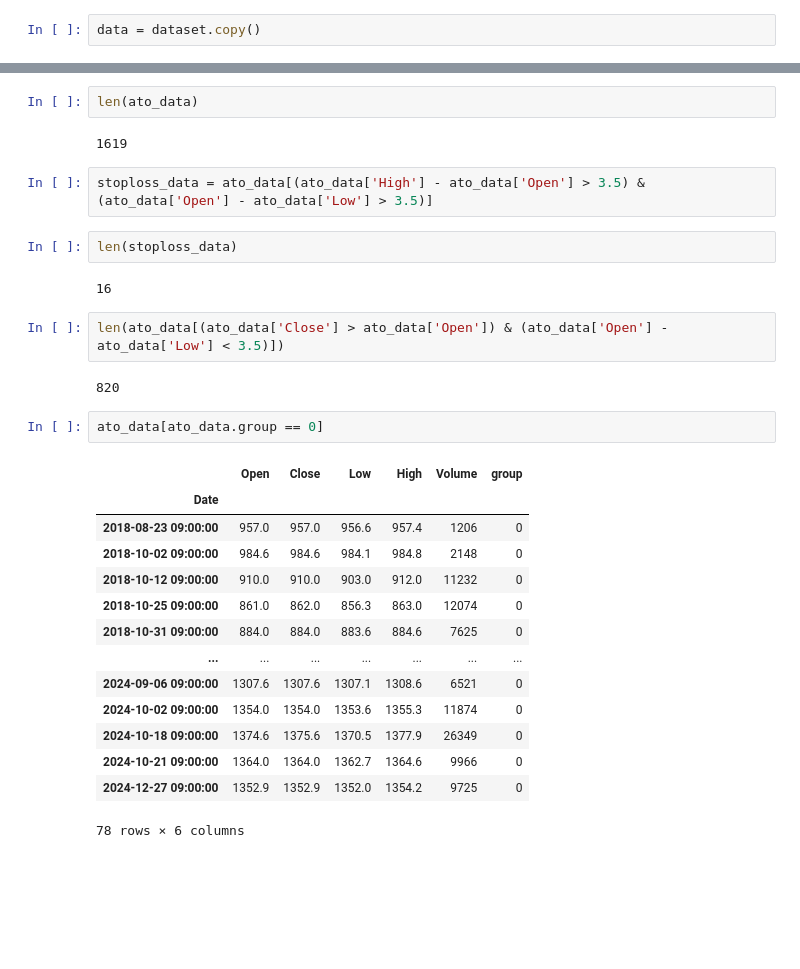
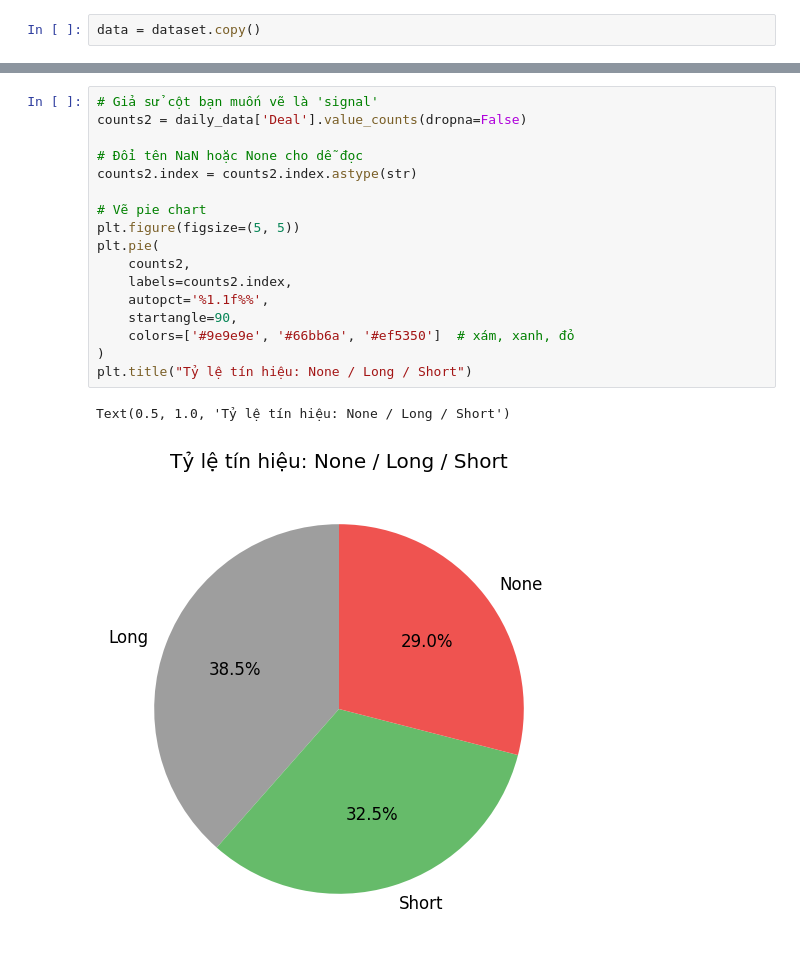
Before and after one commit to zuongthaotn/phantich-chungkhoan, a Jupyter notebook: VN30F1M/ATO_analytics.ipynb, the cells around one changed output, grey strips where cells are left out. Cells and saved outputs as stored; diff of their text form; blank space fills up the shorter version.

```diff
--- a/VN30F1M/ATO_analytics.ipynb
+++ b/VN30F1M/ATO_analytics.ipynb
@@ -99,31 +104,20 @@ group_data.plot.bar()
-# %%
-len(ato_data)
-# %% [output]
-1619
-# %%
-stoploss_data = ato_data[(ato_data['High'] - ato_data['Open'] > 3.5) & (ato_data['Open'] - ato_data['Low'] > 3.5)]
-# %%
-len(stoploss_data)
-# %% [output]
-16
-# %%
-len(ato_data[(ato_data['Close'] > ato_data['Open']) & (ato_data['Open'] - ato_data['Low'] < 3.5)])
-# %% [output]
-820
-# %%
-ato_data[ato_data.group == 0]
-# %% [output]
-|  | Open | Close | Low | High | Volume | group |
-| Date |  |  |  |  |  |  |
-| 2018-08-23 09:00:00 | 957.0 | 957.0 | 956.6 | 957.4 | 1206 | 0 |
-| 2018-10-02 09:00:00 | 984.6 | 984.6 | 984.1 | 984.8 | 2148 | 0 |
-| 2018-10-12 09:00:00 | 910.0 | 910.0 | 903.0 | 912.0 | 11232 | 0 |
-| 2018-10-25 09:00:00 | 861.0 | 862.0 | 856.3 | 863.0 | 12074 | 0 |
-| 2018-10-31 09:00:00 | 884.0 | 884.0 | 883.6 | 884.6 | 7625 | 0 |
-| ... | ... | ... | ... | ... | ... | ... |
-| 2024-09-06 09:00:00 | 1307.6 | 1307.6 | 1307.1 | 1308.6 | 6521 | 0 |
-| 2024-10-02 09:00:00 | 1354.0 | 1354.0 | 1353.6 | 1355.3 | 11874 | 0 |
-| 2024-10-18 09:00:00 | 1374.6 | 1375.6 | 1370.5 | 1377.9 | 26349 | 0 |
-| 2024-10-21 09:00:00 | 1364.0 | 1364.0 | 1362.7 | 1364.6 | 9966 | 0 |
-| 2024-12-27 09:00:00 | 1352.9 | 1352.9 | 1352.0 | 1354.2 | 9725 | 0 |
-78 rows × 6 columns
+# %%
+# Giả sử cột bạn muốn vẽ là 'signal'
+counts2 = daily_data['Deal'].value_counts(dropna=False)
+
+# Đổi tên NaN hoặc None cho dễ đọc
+counts2.index = counts2.index.astype(str)
+
+# Vẽ pie chart
+plt.figure(figsize=(5, 5))
+plt.pie(
+    counts2,
+    labels=counts2.index,
+    autopct='%1.1f%%',
+    startangle=90,
+    colors=['#9e9e9e', '#66bb6a', '#ef5350']  # xám, xanh, đỏ
+)
+plt.title("Tỷ lệ tín hiệu: None / Long / Short")
+# %% [output]
+Text(0.5, 1.0, 'Tỷ lệ tín hiệu: None / Long / Short')
+[figure, added]
```
Also changed, not shown: parts of 17 cells of this notebook, 4 other files.
